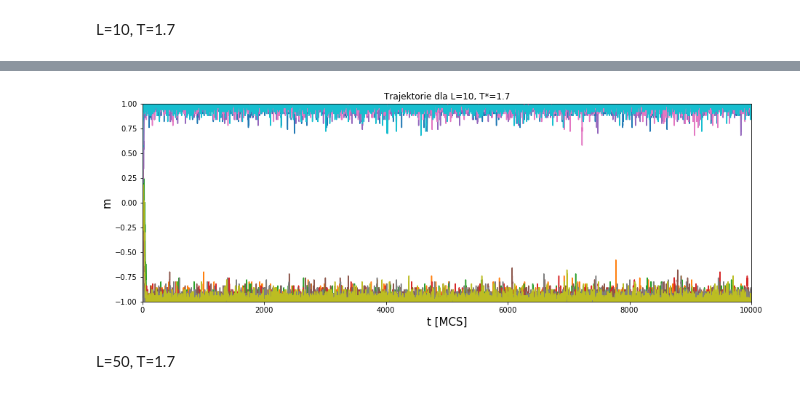
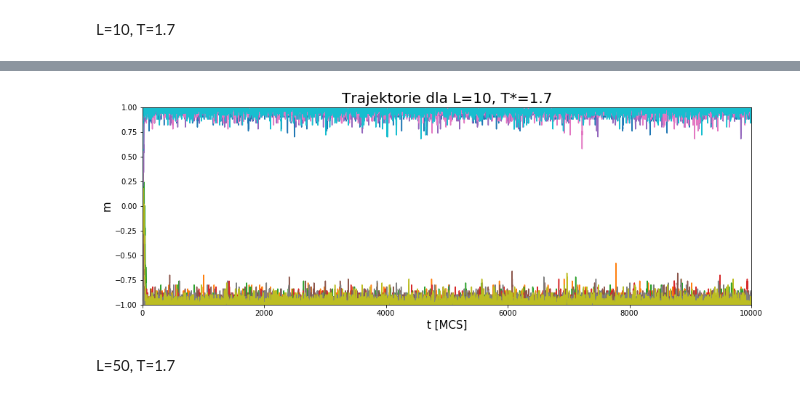
Before and after one commit to Swinkawkrawacie/Fizyka-ukladow-zlozonych, a Jupyter notebook: Generowanie_danych.ipynb, the cells around one changed output, grey strips where cells are left out. Drawn from its saved outputs; the diff is of its cells as text; code cells hidden in the pictures.

```diff
--- a/Generowanie_danych.ipynb
+++ b/Generowanie_danych.ipynb
@@ -266,7 +270,7 @@ plt.savefig('magnetyzacja')
 X(t)
 # %%
 t_range = np.arange(1,2,0.2)
-t_range = np.append(t_range,np.arange(2,2.6,0.1))
+t_range = np.append(t_range,np.arange(2,2.6,0.05))
 t_range = np.append(t_range,np.arange(2.6,3.5,0.2))
 # %%
 m10_2=[]
@@ -547,13 +487,13 @@ for i in range(10):
 # %%
 plt.figure(figsize=(15,5))
 for i in m10_uno:
     plt.plot(range(len(i)), i)
 plt.axis([0, 10**4, -1, 1])
-plt.title('Trajektorie dla L=10, T*=1.7')
+plt.title('Trajektorie dla L=10, T*=1.7', fontsize=20)
 plt.xlabel('t [MCS]', fontsize=15)
 plt.ylabel('m', fontsize=15)
 plt.savefig('trajektorie_UNO_L10')
 # %% [output]
-[figure, old version]
+[figure, new version]
 # %% [markdown]
 L=50, T=1.7
```
Also changed, not shown: parts of 48 cells of this notebook, 1 other file.
